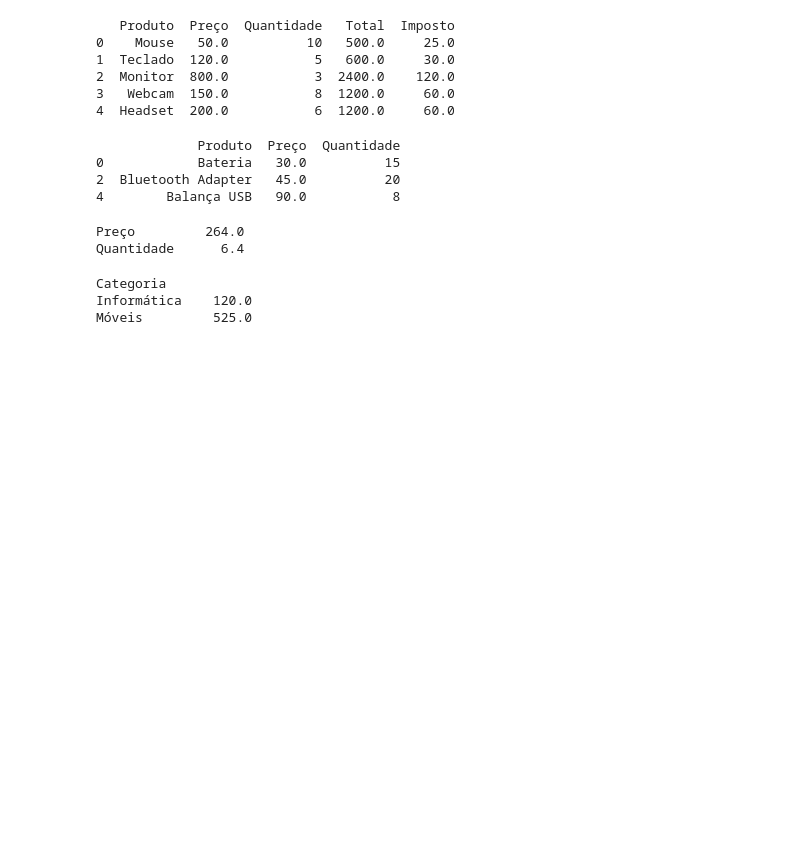
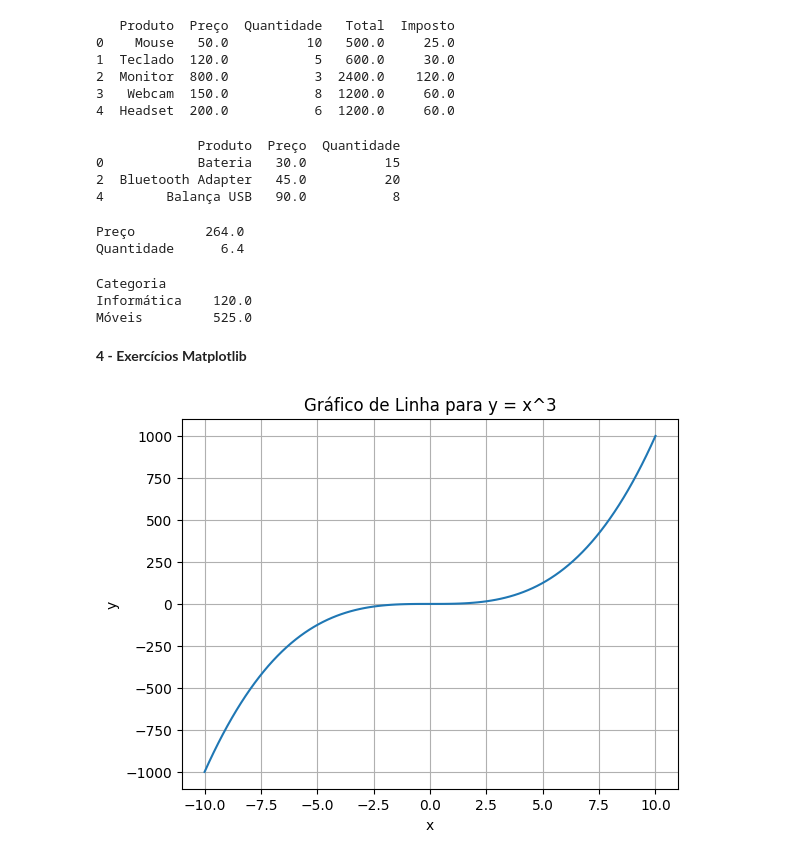
Before and after one commit to gonzagax00/Intelig-ncia-Artificial, a Jupyter notebook: Python_DataScience_[VictorGabrielFigueiraGonzaga][6B][Noturno].ipynb, the cells around one changed output. Cells and saved outputs as stored; diff of their text form; code cells hidden in the pictures; blank space fills up the shorter version.

Commit message:
Finalizando o Matplotlib - 80 de 80.

```diff
--- a/Python_DataScience_[VictorGabrielFigueiraGonzaga][6B][Noturno].ipynb
+++ b/Python_DataScience_[VictorGabrielFigueiraGonzaga][6B][Noturno].ipynb
@@ -1087,3 +1089,22 @@ print(mediana_por_categoria.to_string())
 Categoria
 Informática    120.0
 Móveis         525.0
+# %% [markdown]
+**4 - Exercícios Matplotlib**
+# %%
+# 1. Crie um gráfico de linha para a função y = x 3 no intervalo de x = −10 até x = 10.
+
+import matplotlib.pyplot as plt
+import numpy as np
+
+x = np.linspace(-10, 10, 100)
+y = x**3
+
+plt.plot(x, y)
+plt.xlabel('x')
+plt.ylabel('y')
+plt.title('Gráfico de Linha para y = x^3')
+plt.grid(True)
+plt.show()
+# %% [output]
+[figure, added]
```
Also changed, not shown: parts of 21 cells of this notebook.
